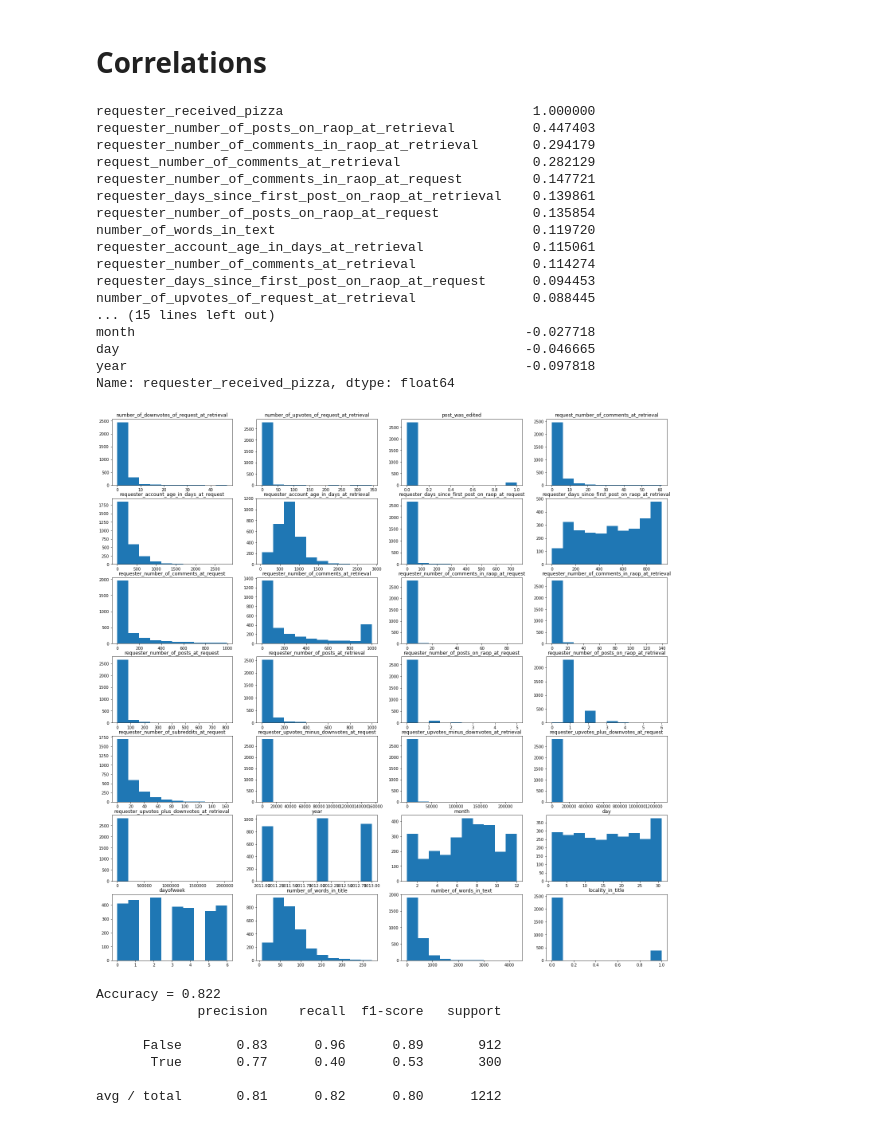
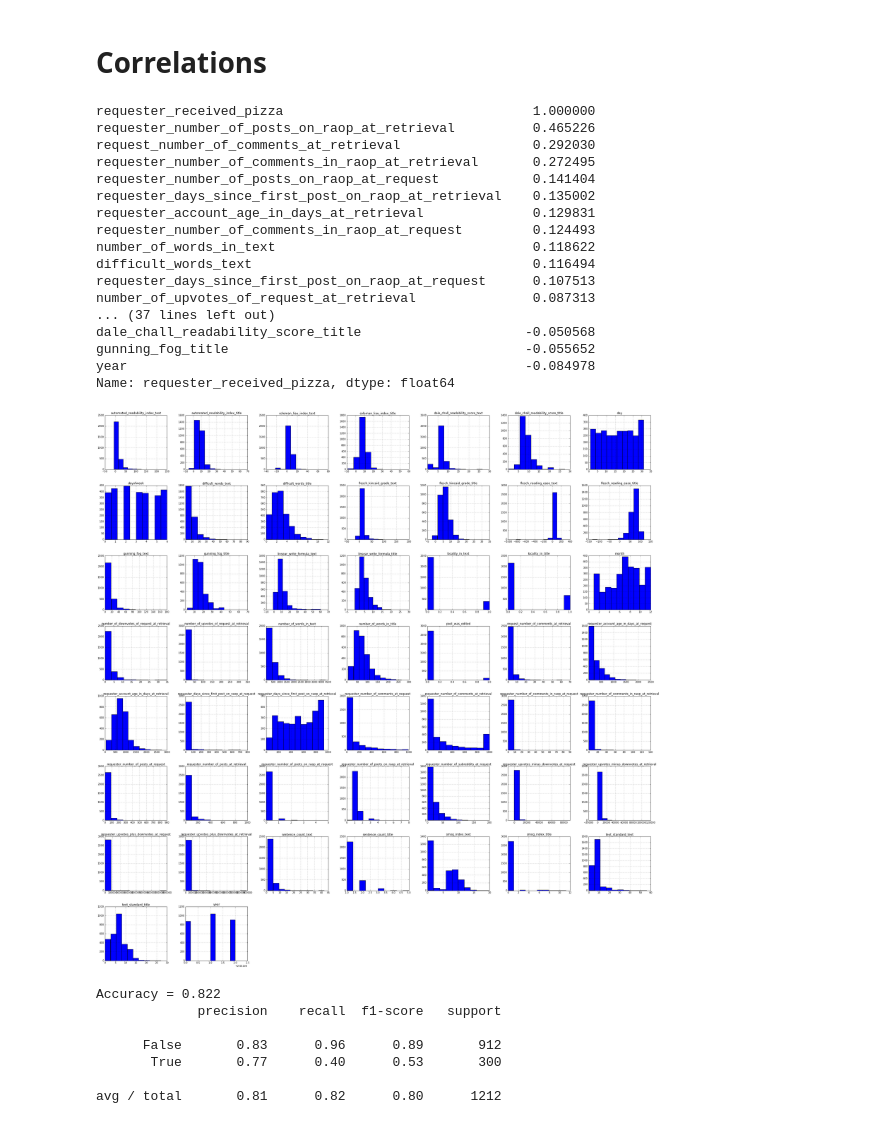
Before and after one commit to gkarnataki/w207-final-project, a Jupyter notebook: RAOP-NonText-Fields-LogRegression.ipynb, the cells around one changed output. Cells and saved outputs as stored; diff of their text form; code cells hidden in the pictures.

Commit message:
Text readability statistics

```diff
--- a/RAOP-NonText-Fields-LogRegression.ipynb
+++ b/RAOP-NonText-Fields-LogRegression.ipynb
@@ -62,6 +57,28 @@ data['number_of_words_in_text']=data.apply(lambda x: len(x['request_text']), axi
 data['post_was_edited'] = data.apply(lambda x: 1 if "edit" in x['request_text'] else 0, axis=1).astype(int)
 data['locality_in_title']=data.apply(lambda x: 1 if expresses_locality(x['request_title']) else 0, axis=1).astype(int)
 data['locality_in_text']=data.apply(lambda x: 1 if expresses_locality(x['request_text']) else 0, axis=1).astype(int)
+data['flesch_reading_ease_text']=data.apply(lambda x: textstat.flesch_reading_ease(x['request_text']), axis=1).astype(float)
+data['flesch_reading_ease_title']=data.apply(lambda x: textstat.flesch_reading_ease(x['request_title']), axis=1).astype(float)
+data['smog_index_text']=data.apply(lambda x: textstat.smog_index(x['request_text']), axis=1).astype(float)
+data['smog_index_title']=data.apply(lambda x: textstat.smog_index(x['request_title']), axis=1).astype(float)
+data['flesch_kincaid_grade_text']=data.apply(lambda x: textstat.flesch_kincaid_grade(x['request_text']), axis=1).astype(float)
+data['flesch_kincaid_grade_title']=data.apply(lambda x: textstat.flesch_kincaid_grade(x['request_title']), axis=1).astype(float)
+data['coleman_liau_index_text']=data.apply(lambda x: textstat.coleman_liau_index(x['request_text']), axis=1).astype(float)
+data['coleman_liau_index_title']=data.apply(lambda x: textstat.coleman_liau_index(x['request_title']), axis=1).astype(float)
+data['automated_readability_index_text']=data.apply(lambda x: textstat.automated_readability_index(x['request_text']), axis=1).astype(float)
+data['automated_readability_index_title']=data.apply(lambda x: textstat.automated_readability_index(x['request_title']), axis=1).astype(float)
+data['dale_chall_readability_score_text']=data.apply(lambda x: textstat.dale_chall_readability_score(x['request_text']), axis=1).astype(float)
+data['dale_chall_readability_score_title']=data.apply(lambda x: textstat.dale_chall_readability_score(x['request_title']), axis=1).astype(float)
+data['difficult_words_text']=data.apply(lambda x: textstat.difficult_words(x['request_text']), axis=1).astype(int)
+data['difficult_words_title']=data.apply(lambda x: textstat.difficult_words(x['request_title']), axis=1).astype(int)
+data['linsear_write_formula_text']=data.apply(lambda x: textstat.linsear_write_formula(x['request_text']), axis=1).astype(float)
+data['linsear_write_formula_title']=data.apply(lambda x: textstat.linsear_write_formula(x['request_title']), axis=1).astype(float)
+data['gunning_fog_text']=data.apply(lambda x: textstat.gunning_fog(x['request_text']), axis=1).astype(float)
+data['gunning_fog_title']=data.apply(lambda x: textstat.gunning_fog(x['request_title']), axis=1).astype(float)
+data['text_standard_text']=data.apply(lambda x: textstat.text_standard(x['request_text'],float_output=True), axis=1).astype(float)
+data['text_standard_title']=data.apply(lambda x: textstat.text_standard(x['request_title'],float_output=True), axs=1).astype(float)
+data['sentence_count_text']=data.apply(lambda x: textstat.sentence_count(x['request_text']), axis=1).astype(int)
+data['sentence_count_title']=data.apply(lambda x: textstat.sentence_count(x['request_title']), axis=1).astype(int)
 data=data.drop(['unix_timestamp_of_request'], axis=1)
 data=data.drop(['request_id'], axis=1)
 data=data.drop(['unix_timestamp_of_request_utc'], axis=1)
@@ -121,45 +131,27 @@ corr_matrix = data_for_corr.corr()
 corr_matrix['requester_received_pizza'].sort_values(ascending=False)
 # %% [output]
 requester_received_pizza                                1.000000
-requester_number_of_posts_on_raop_at_retrieval          0.447403
-requester_number_of_comments_in_raop_at_retrieval       0.294179
-request_number_of_comments_at_retrieval                 0.282129
-requester_number_of_comments_in_raop_at_request         0.147721
-requester_days_since_first_post_on_raop_at_retrieval    0.139861
-requester_number_of_posts_on_raop_at_request            0.135854
-number_of_words_in_text                                 0.119720
-requester_account_age_in_days_at_retrieval              0.115061
-requester_number_of_comments_at_retrieval               0.114274
-requester_days_since_first_post_on_raop_at_request      0.094453
-number_of_upvotes_of_request_at_retrieval               0.088445
-... (15 lines left out)
-month                                                  -0.027718
-day                                                    -0.046665
-year                                                   -0.097818
+requester_number_of_posts_on_raop_at_retrieval          0.465226
+request_number_of_comments_at_retrieval                 0.292030
+requester_number_of_comments_in_raop_at_retrieval       0.272495
+requester_number_of_posts_on_raop_at_request            0.141404
+requester_days_since_first_post_on_raop_at_retrieval    0.135002
+requester_account_age_in_days_at_retrieval              0.129831
+requester_number_of_comments_in_raop_at_request         0.124493
+number_of_words_in_text                                 0.118622
+difficult_words_text                                    0.116494
+requester_days_since_first_post_on_raop_at_request      0.107513
+number_of_upvotes_of_request_at_retrieval               0.087313
+... (37 lines left out)
+dale_chall_readability_score_title                     -0.050568
+gunning_fog_title                                      -0.055652
+year                                                   -0.084978
 Name: requester_received_pizza, dtype: float64
-# %%
-rows = 7
-cols = 4
-
-num_columns = []
-for column in list(train_data):
-    if train_data[column].dtype in {np.dtype('int64'),np.dtype('float64'),np.dtype('bool'),np.dtype('int8')}:
-        num_columns.append(column)
-
-f, axarr = plt.subplots(rows,cols,figsize=(25,25))
-
-column = 0
-for row in range(rows):
-    for col in range(cols):
-        axarr[row,col].hist(train_data[num_columns[column]])
-        axarr[row,col].set_title(num_columns[column])
-        column += 1
-        if column > len(num_columns)-1:
-            break
-
-plt.show()
-# %% [output]
-[figure, removed]
+# %%
+train_data.hist(figsize=(40,40))
+plt.show()
+# %% [output]
+[figure, added]
 # %%
 lr = LogisticRegression().fit(train_data,train_labels)
 y_pred = lr.predict(dev_data)
```
Also changed, not shown: parts of 5 cells of this notebook.
